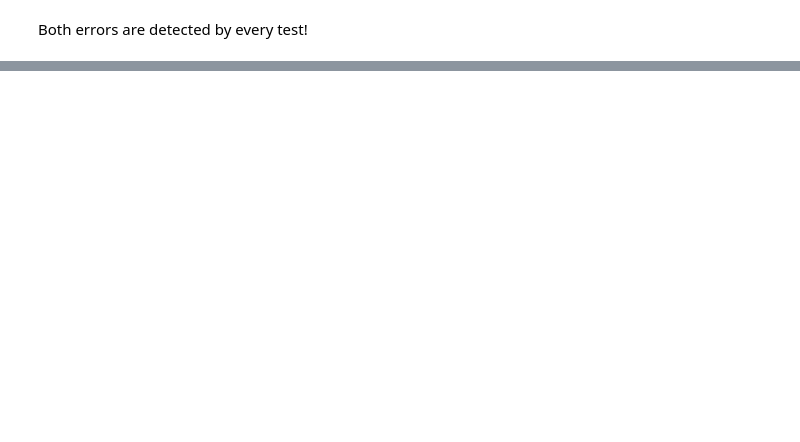
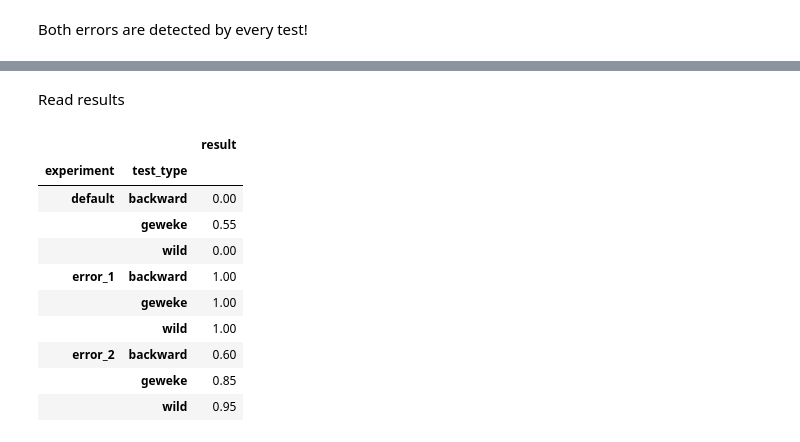
Before and after one commit to awjiang/mcmc-joint-tests, a Jupyter notebook: BayesianLassoDemo.ipynb, the cells around one changed output, grey strips where cells are left out. Saved outputs shown, nothing was run; the diff lists cells and outputs as text; code cells hidden in the pictures; blank space fills up the shorter version.

```diff
--- a/BayesianLassoDemo.ipynb
+++ b/BayesianLassoDemo.ipynb
@@ -562,0 +695,30 @@ Both errors are detected by every test!
+# %% [markdown]
+Read results
+# %%
+import pandas as pd
+num_trials = 20
+df_results = pd.DataFrame(index=np.arange(0, num_trials*3), columns=('experiment', 'test_type', 'result'))
+i=0
+for exper in ['default', 'error_1', 'error_2']:
+    with open('./results/bayes_lasso/experiment_' + exper + '.pkl', 'rb') as f:
+        lst_res = pickle.load(f)
+    for res in lst_res:
+        df_results.loc[i] = [str(exper), 'geweke', onp.array(res['geweke']['result']).max()] # reject null if at least one test rejects
+        df_results.loc[i+1] = [str(exper), 'backward', float(res['backward']['result'])]
+        df_results.loc[i+2] = [str(exper), 'wild', float(res['wild']['result'])]
+        i+=3
+df_results['result'] = pd.to_numeric(df_results['result'])
+df_results=df_results.groupby(['experiment', 'test_type']).mean()
+df_results
+# %% [output]
+|  |  | result |
+| experiment | test_type |  |
+| default | backward | 0.00 |
+|  | geweke | 0.55 |
+|  | wild | 0.00 |
+| error_1 | backward | 1.00 |
+|  | geweke | 1.00 |
+|  | wild | 1.00 |
+| error_2 | backward | 0.60 |
+|  | geweke | 0.85 |
+|  | wild | 0.95 |
```
Also changed, not shown: parts of 20 cells of this notebook.
